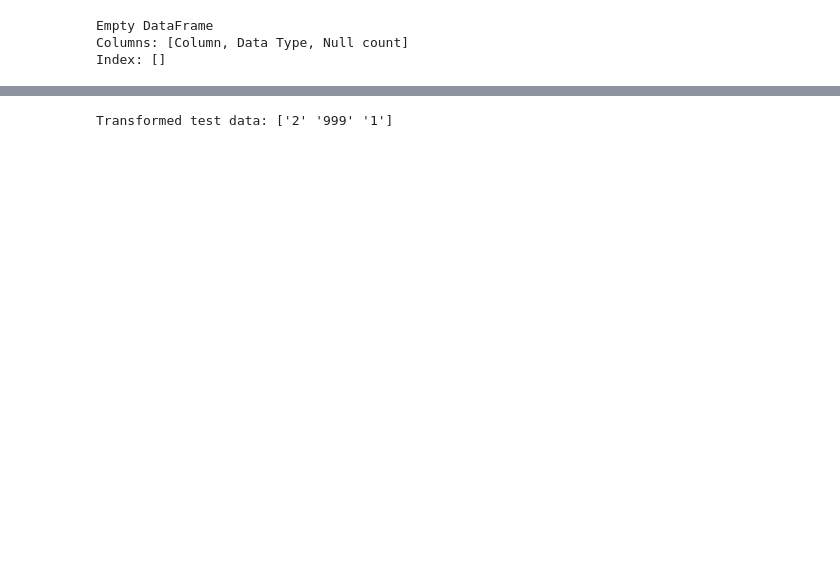
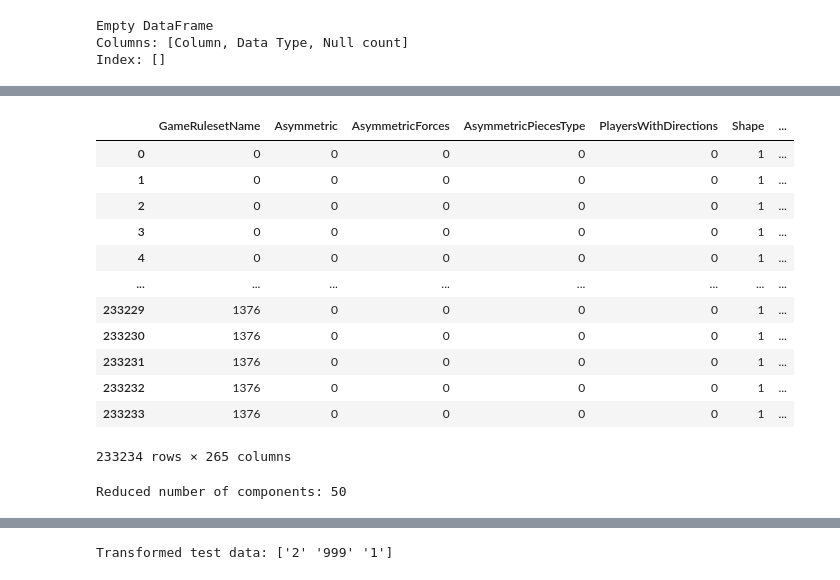
Before and after one commit to NasserMohamedEid/Game-Playing-Strength-Prediction-of-MCTS-Variants, a Jupyter notebook: MCTS_XGBoost.ipynb, the cells around one changed output, grey strips where cells are left out. Cells and saved outputs as stored; diff of their text form; code cells hidden in the pictures; blank space fills up the shorter version.

```diff
--- a/MCTS_XGBoost.ipynb
+++ b/MCTS_XGBoost.ipynb
@@ -200,0 +211,2 @@ print(encoded_data)
+# %%
+colunm_encoder=info[info['Data Type']=='object']['Column']
@@ -200,0 +217,16 @@ print(encoded_data)
+# %%
+train_v1
+# %% [output]
+|  | GameRulesetName | Asymmetric | AsymmetricForces | AsymmetricPiecesType | PlayersWithDirections | Shape | ... |
+| 0 | 0 | 0 | 0 | 0 | 0 | 1 | ... |
+| 1 | 0 | 0 | 0 | 0 | 0 | 1 | ... |
+| 2 | 0 | 0 | 0 | 0 | 0 | 1 | ... |
+| 3 | 0 | 0 | 0 | 0 | 0 | 1 | ... |
+| 4 | 0 | 0 | 0 | 0 | 0 | 1 | ... |
+| ... | ... | ... | ... | ... | ... | ... | ... |
+| 233229 | 1376 | 0 | 0 | 0 | 0 | 1 | ... |
+| 233230 | 1376 | 0 | 0 | 0 | 0 | 1 | ... |
+| 233231 | 1376 | 0 | 0 | 0 | 0 | 1 | ... |
+| 233232 | 1376 | 0 | 0 | 0 | 0 | 1 | ... |
+| 233233 | 1376 | 0 | 0 | 0 | 0 | 1 | ... |
+233234 rows × 265 columns
@@ -200,0 +241,7 @@ print(encoded_data)
+# %%
+pca = PCA(n_components=50)
+X_reduced = pca.fit_transform(X)
+
+print(f"Reduced number of components: {X_reduced.shape[1]}")
+# %% [output]
+Reduced number of components: 50
```
Also changed, not shown: parts of 20 cells of this notebook.
